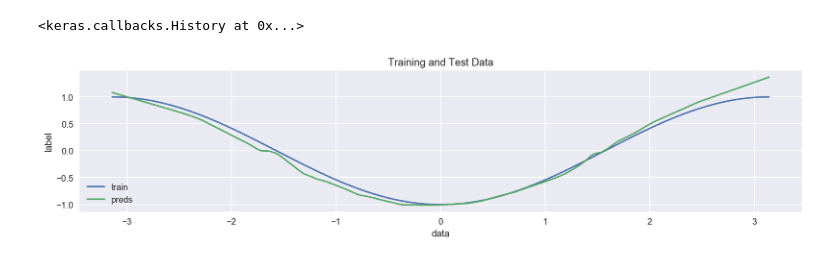
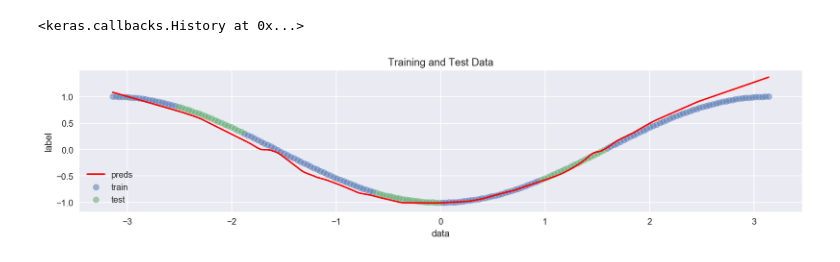
Before and after one commit to ACM022/am207-project, a Jupyter notebook: sim_data_nn_no_dropout.ipynb, the cells around one changed output. Drawn from its saved outputs; the diff is of its cells as text; code cells hidden in the pictures.

```diff
--- a/sim_data_nn_no_dropout.ipynb
+++ b/sim_data_nn_no_dropout.ipynb
@@ -139,12 +139,13 @@ ys_pred = sim_model.predict(xs)
 # %%
 plt.style.use('seaborn')
 plt.figure(figsize=(15, 3))
-plt.plot(xs, ys, label='train')
-plt.plot(xs, ys_pred, label='preds')
+plt.scatter(xs_train, ys_train, label='train', alpha=0.5)
+plt.scatter(xs_test, ys_test, label='test', alpha=0.5)
+plt.plot(xs, ys_pred, label='preds', c='r')
 plt.xlabel('data')
 plt.ylabel('label')
 plt.title('Training and Test Data')
 plt.legend()
 plt.show()
 # %% [output]
-[figure, old version]
+[figure, new version]
```
